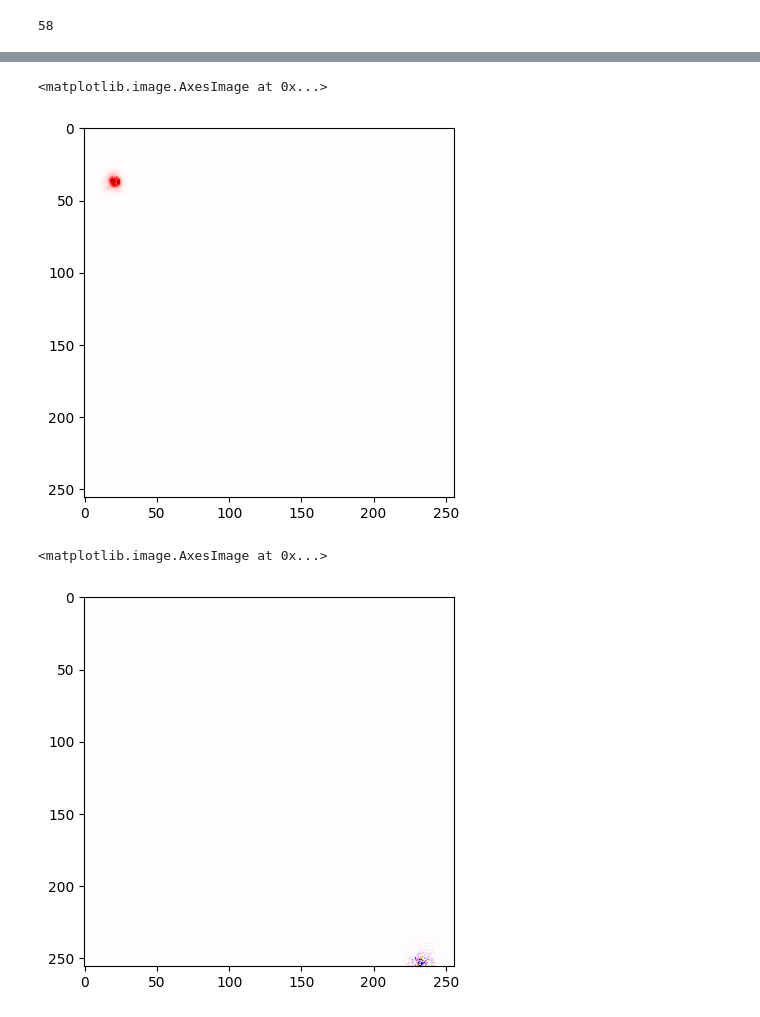
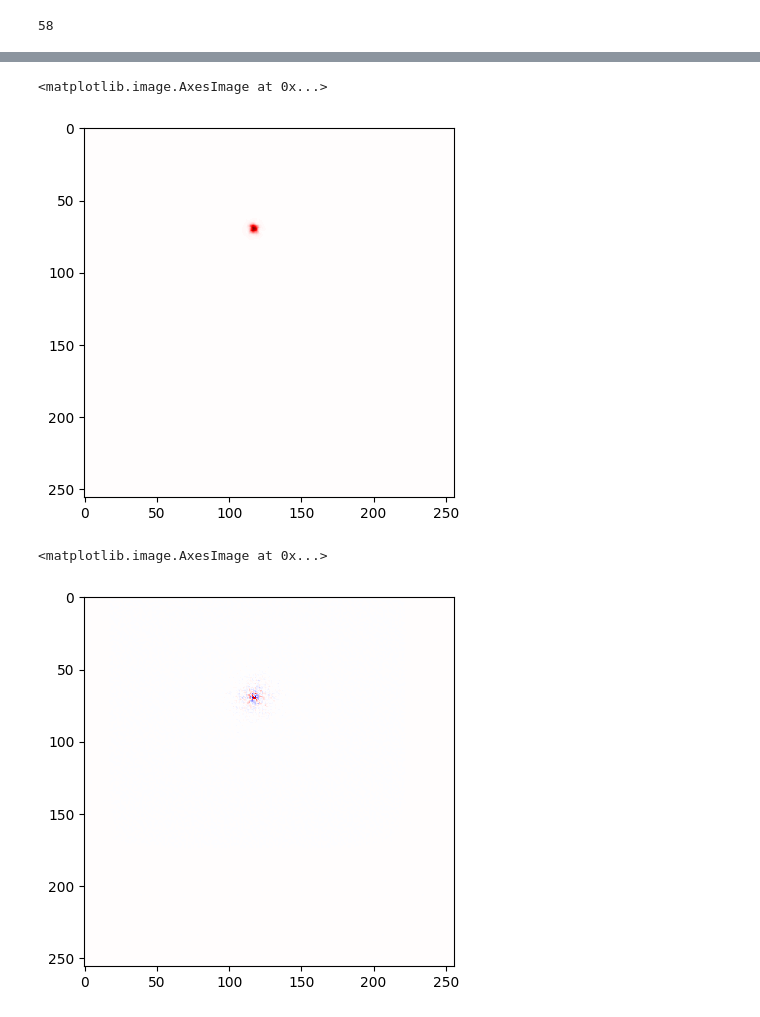
Before and after one commit to yadu-tv/explainable-ai, a Jupyter notebook: digital_assignment/breast_cancer.ipynb, the cells around one changed output, grey strips where cells are left out. Saved outputs shown, nothing was run; the diff lists cells and outputs as text; code cells hidden in the pictures.

```diff
--- a/digital_assignment/breast_cancer.ipynb
+++ b/digital_assignment/breast_cancer.ipynb
@@ -323,0 +320,12 @@ plt.imshow(val_gen.__getitem__(0)[0][2])
+# %%
+""" fig = plt.figure(figsize=(15, 6))
+columns = 14
+rows = 4
+h = 10
+w = 10
+for i in range(1, columns*rows + 1):
+    img = np.random.randint(10, size=(h,w))
+    fig.add_subplot(rows, columns, i)
+    plt.imshow(temp_preds[i-1])
+plt.show() """
+plt.imshow(temp_preds[6])
@@ -323,0 +335,12 @@ plt.imshow(val_gen.__getitem__(0)[0][2])
+# %%
+""" fig = plt.figure(figsize=(15, 6))
+columns = 14
+rows = 4
+h = 10
+w = 10
+for i in range(1, columns*rows + 1):
+    img = np.random.randint(10, size=(h,w))
+    fig.add_subplot(rows, columns, i)
+    plt.imshow(temp_gen.__getitem__(0)[0][i-1])
+plt.show() """
+plt.imshow(temp_gen.__getitem__(0)[0][6])
@@ -324,20 +350,56 @@ plt.imshow(val_gen.__getitem__(0)[0][2])
 # %%
 # modelWithoutSigmoid = inv.model_wo_output_activation(model)
+""" tf.compat.v1.disable_eager_execution()
+modelWithFlatten = get_model("unet_breast_cancer.weights.h5", flatten=True, last_activation="linear")
+analyser = inv.create_analyzer("deep_taylor", modelWithFlatten)
+
+fig = plt.figure(figsize=(15, 6))
+columns = 14
+rows = 4
+h = 10
+w = 10
+for i in range(1, columns*rows + 1):
+    img = np.random.randint(10, size=(h,w))
+    fig.add_subplot(rows, columns, i)
+
+    x = np.expand_dims(temp_gen.__getitem__(0)[0][4], axis = 0)
+    a = analyser.analyze(x)
+    a = a.sum(axis=np.argmax(np.asarray(a.shape) == 3))
+    a /= np.max(np.abs(a))
+    plt.imshow(a[0], cmap="seismic", clim=(-1, 1))
+plt.show() """
 tf.compat.v1.disable_eager_execution()
 modelWithFlatten = get_model("unet_breast_cancer.weights.h5", flatten=True, last_activation="linear")
 analyser = inv.create_analyzer("deep_taylor", modelWithFlatten)
-x = np.expand_dims(val_gen.__getitem__(0)[0][2], axis = 0)
 
+x = np.expand_dims(temp_gen.__getitem__(0)[0][6], axis = 0)
 a = analyser.analyze(x)
 a = a.sum(axis=np.argmax(np.asarray(a.shape) == 3))
 a /= np.max(np.abs(a))
 plt.imshow(a[0], cmap="seismic", clim=(-1, 1))
 # %% [output]
 <matplotlib.image.AxesImage at 0x...>
-[figure, old version]
+[figure, new version]
 # %%
+""" fig = plt.figure(figsize=(15, 6))
+columns = 14
+rows = 4
+h = 10
+w = 10
+for i in range(1, columns*rows + 1):
+    img = np.random.randint(10, size=(h,w))
+    fig.add_subplot(rows, columns, i)
+
+    analyser = inv.create_analyzer("lrp.epsilon", modelWithFlatten)
+    x = np.expand_dims(temp_gen.__getitem__(0)[0][i-1], axis = 0)
+
+    a = analyser.analyze(x)
+    a = a.sum(axis=np.argmax(np.asarray(a.shape) == 3))
+    a /= np.max(np.abs(a))
+    plt.imshow(a[0], cmap="seismic", clim=(-1, 1))
+plt.show() """
 analyser = inv.create_analyzer("lrp.epsilon", modelWithFlatten)
-x = np.expand_dims(val_gen.__getitem__(0)[0][0], axis = 0)
+x = np.expand_dims(temp_gen.__getitem__(0)[0][6], axis = 0)
 
 a = analyser.analyze(x)
 a = a.sum(axis=np.argmax(np.asarray(a.shape) == 3))
@@ -345,5 +407,5 @@ a /= np.max(np.abs(a))
 plt.imshow(a[0], cmap="seismic", clim=(-1, 1))
 # %% [output]
 <matplotlib.image.AxesImage at 0x...>
-[figure, old version]
+[figure, new version]
 # %%
```
Also changed, not shown: parts of 12 cells of this notebook, 26 other files.
